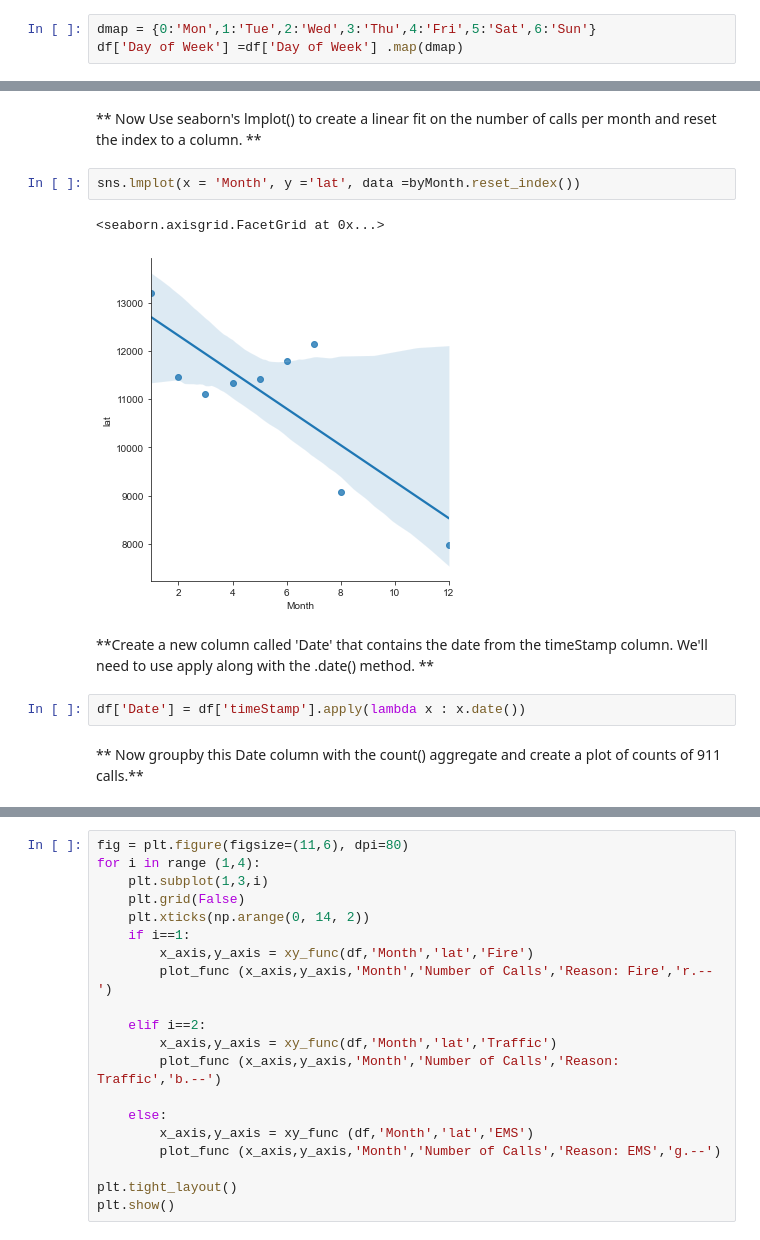
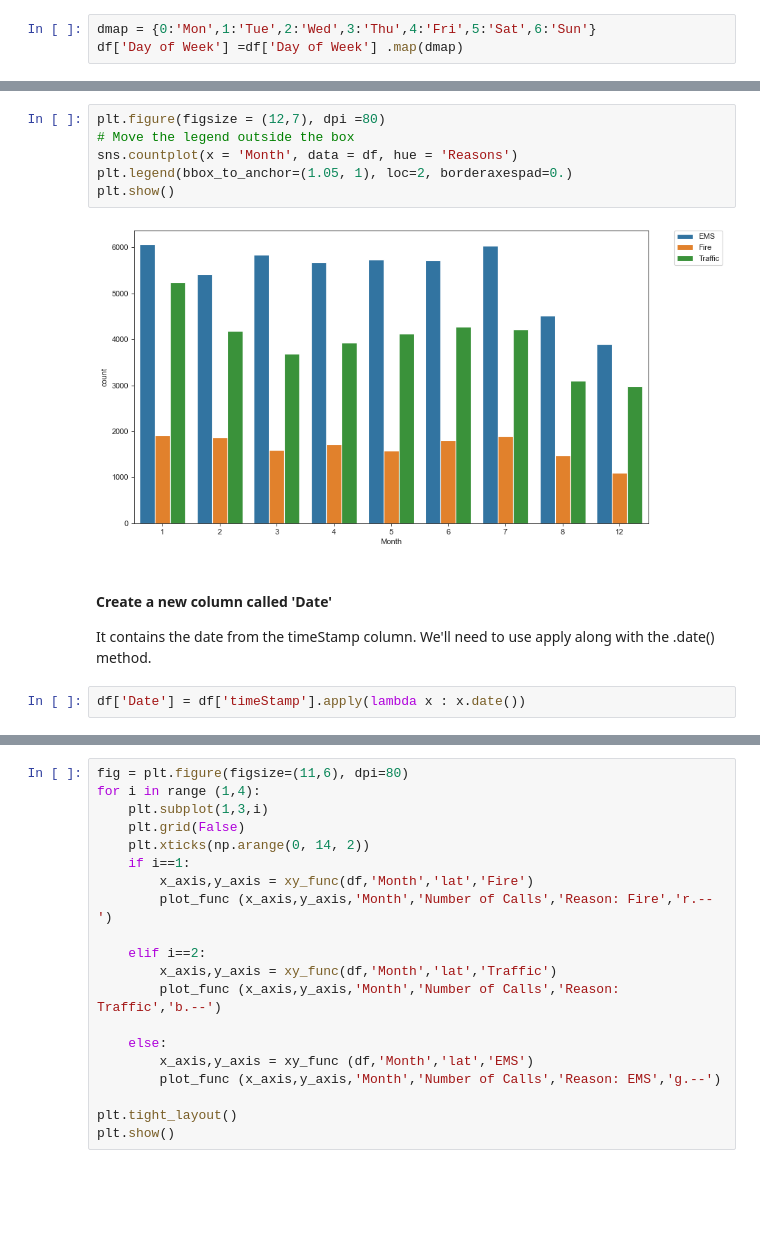
Before and after one commit to js7648705/Data-Capstone-Projects, a Jupyter notebook: 911 Calls Data Capstone Project.ipynb, the cells around one changed output, grey strips where cells are left out. Cells and saved outputs as stored; diff of their text form; blank space fills up the shorter version.

```diff
--- a/911 Calls Data Capstone Project.ipynb
+++ b/911 Calls Data Capstone Project.ipynb
@@ -160,13 +174,13 @@ byMonth['lat'].plot() # any columns is equaal to number of calls
-# %% [markdown]
-** Now Use seaborn's lmplot() to create a linear fit on the number of calls per month and reset the index to a column. **
-# %%
-sns.lmplot(x = 'Month', y ='lat', data =byMonth.reset_index())
-# %% [output]
-<seaborn.axisgrid.FacetGrid at 0x...>
-[figure, removed]
+# %%
+plt.figure(figsize = (12,7), dpi =80)
+# Move the legend outside the box
+sns.countplot(x = 'Month', data = df, hue = 'Reasons')
+plt.legend(bbox_to_anchor=(1.05, 1), loc=2, borderaxespad=0.)
+plt.show()
+# %% [output]
+[figure, added]
 # %% [markdown]
-**Create a new column called 'Date' that contains the date from the timeStamp column. We'll need to use apply along with the .date() method. **
+#### Create a new column called 'Date'
+It contains the date from the timeStamp column. We'll need to use apply along with the .date() method.
 # %%
 df['Date'] = df['timeStamp'].apply(lambda x : x.date())
-# %% [markdown]
-** Now groupby this Date column with the count() aggregate and create a plot of counts of 911 calls.**
```
Also changed, not shown: parts of 54 cells of this notebook.
